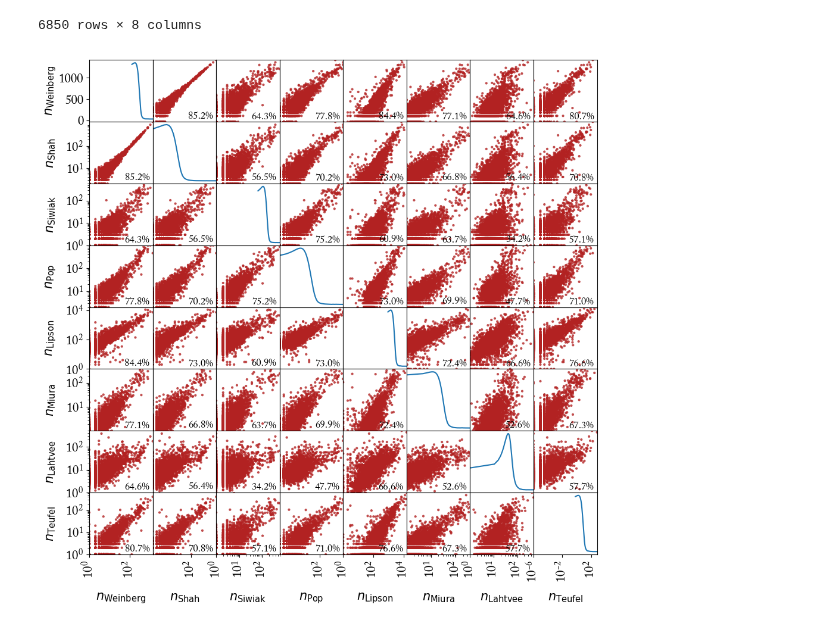
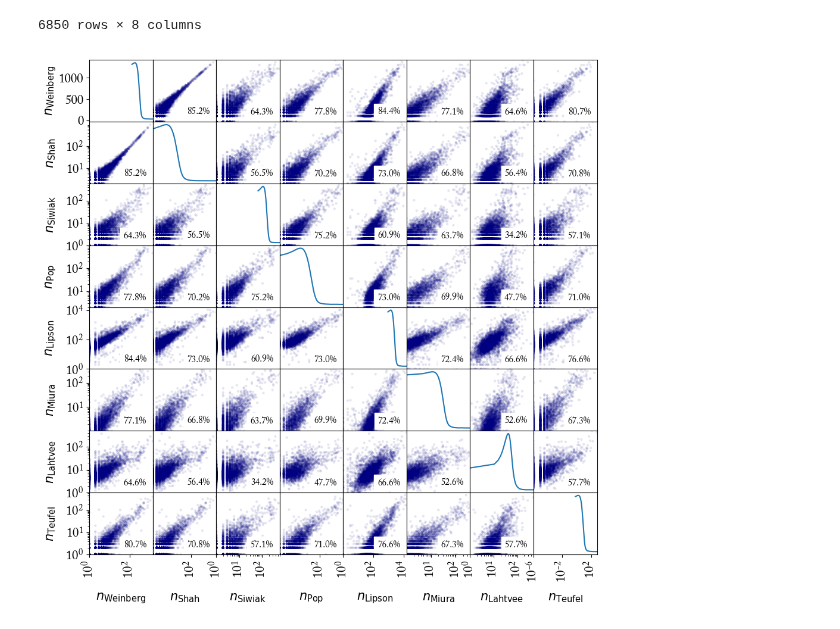
Before and after one commit to gittenberg/TRSL, a Jupyter notebook: workbooks/parameter_builds/TRSL_transcriptome.ipynb, the cells around one changed output. Drawn from its saved outputs; the diff is of its cells as text; code cells hidden in the pictures.

Commit message:
Percentage in scatter plot (finished)

```diff
--- a/workbooks/parameter_builds/TRSL_transcriptome.ipynb
+++ b/workbooks/parameter_builds/TRSL_transcriptome.ipynb
@@ -355,7 +355,7 @@ df
 | 6849 | NaN | NaN | NaN | NaN | NaN | ... |
 6850 rows × 8 columns
 # %%
-axl = pd.plotting.scatter_matrix(df, c='firebrick', alpha=0.8, figsize=(11, 11), diagonal='kde', rasterized=True)
+axl = pd.plotting.scatter_matrix(df, c='navy', alpha=0.1, figsize=(11, 11), diagonal='kde', rasterized=True)
 
 for i, axs in enumerate(axl):
     for j, ax in enumerate(axs):
@@ -372,35 +372,35 @@ for i, axs in enumerate(axl):
             corr = scipy.stats.spearmanr(np.array(df.iloc[:, i]), np.array(df.iloc[:, j]), nan_policy='omit')[0]
             displaytext = '{:.1%}'.format(corr)
             # plot correlation on canvas
-            ax.text(0.95, 0.01, displaytext, verticalalignment='bottom', horizontalalignment='right',
-                    transform=ax.transAxes, fontsize=12)
+            ax.text(0.90, 0.08, displaytext, verticalalignment='bottom', horizontalalignment='right',
+                    transform=ax.transAxes, fontsize=11, backgroundcolor='white')
         else:       # only the density plots
             ax.set_xlim([minj, df[df.columns[j]].max()])
             ax.set_xscale('log')
             #ax.set_rasterized(True)
         # manually delete overlapping axis labels:
         if i==3: # TODO: FIXME: hack!
             y_ticks = ax.yaxis.get_major_ticks()
             y_ticks[4].set_visible(False)
         if i==1: # TODO: FIXME: hack!
             y_ticks = ax.yaxis.get_major_ticks()
             y_ticks[4].set_visible(False)
 
 # Ticklabel size:
 #y ticklabels
 [plt.setp(item.yaxis.get_majorticklabels(), 'size', 15) for item in axl.ravel()]
 #x ticklabels
 [plt.setp(item.xaxis.get_majorticklabels(), 'size', 15) for item in axl.ravel()]
 #y labels
 [plt.setp(item.yaxis.get_label(), 'size', 15) for item in axl.ravel()]
 #x labels
 [plt.setp(item.xaxis.get_label(), 'size', 15) for item in axl.ravel()]
 
 # align axis labels:
 #May need to offset label when rotating to prevent overlap of figure
 [s.get_yaxis().set_label_coords(-0.5, 0.5) for s in axl.reshape(-1)]
 [s.get_xaxis().set_label_coords(0.5, -0.6) for s in axl.reshape(-1)]
 
 plt.savefig('transcriptomes_scatter_matrix.pgf')
 # %% [output]
-[figure, old version]
+[figure, new version]
```
